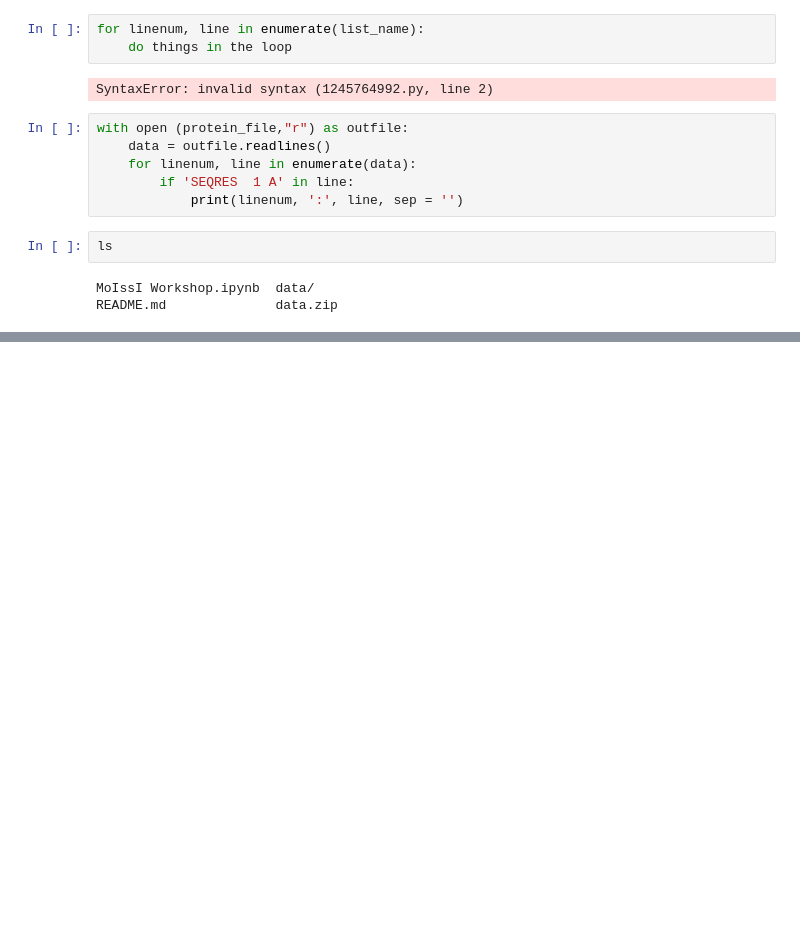
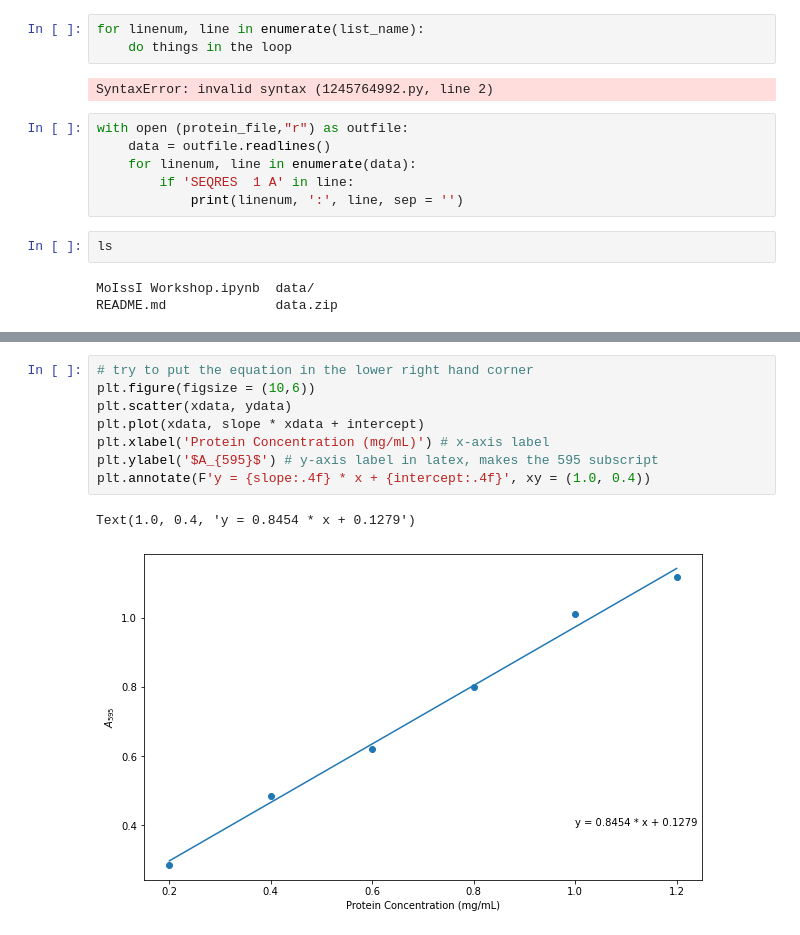
Before and after one commit to oliviaharman/PythonPractice, a Jupyter notebook: MoIssI Workshop.ipynb, the cells around one changed output, grey strips where cells are left out. Drawn from its saved outputs; the diff is of its cells as text; blank space fills up the shorter version.

```diff
--- a/MoIssI Workshop.ipynb
+++ b/MoIssI Workshop.ipynb
@@ -351,0 +839,11 @@ header='infer', names=None, index_col=None, usecols=None, squeeze=False, prefix=
+# %%
+# try to put the equation in the lower right hand corner
+plt.figure(figsize = (10,6))
+plt.scatter(xdata, ydata)
+plt.plot(xdata, slope * xdata + intercept)
+plt.xlabel('Protein Concentration (mg/mL)') # x-axis label
+plt.ylabel('$A_{595}$') # y-axis label in latex, makes the 595 subscript
+plt.annotate(F'y = {slope:.4f} * x + {intercept:.4f}', xy = (1.0, 0.4))
+# %% [output]
+Text(1.0, 0.4, 'y = 0.8454 * x + 0.1279')
+[figure, added]
```
Also changed, not shown: parts of 60 cells of this notebook.
